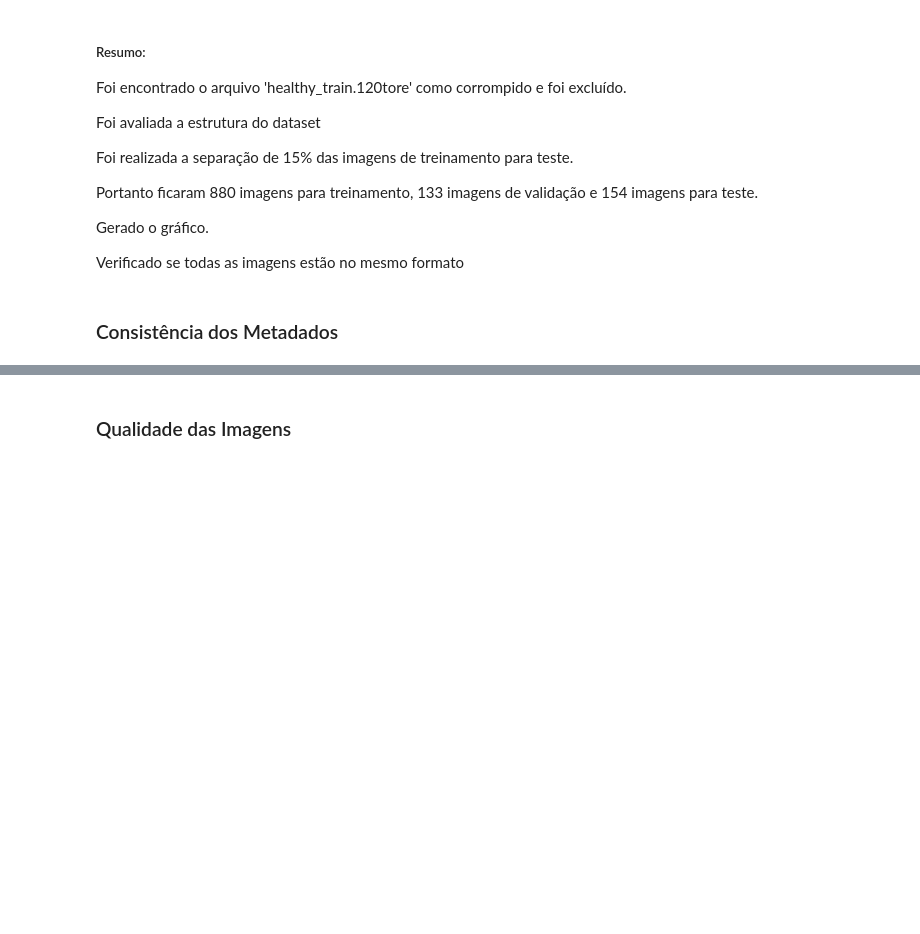
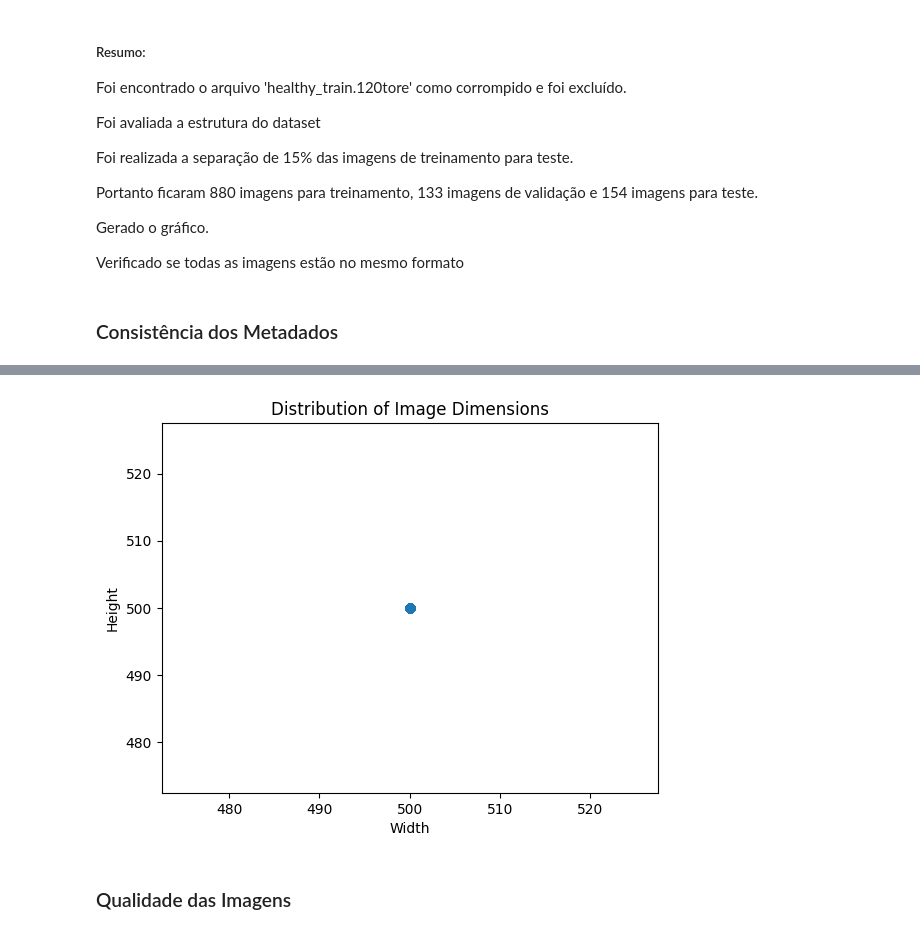
Before and after one commit to jaimejrs/avanti-bean-leaf-classification, a Jupyter notebook: squad_03_bean_leaf_classification_cris.ipynb, the cells around one changed output, grey strips where cells are left out. Cells and saved outputs as stored; diff of their text form; code cells hidden in the pictures; blank space fills up the shorter version.

```diff
--- a/squad_03_bean_leaf_classification_cris.ipynb
+++ b/squad_03_bean_leaf_classification_cris.ipynb
@@ -447,3 +459,13 @@ Verificado se todas as imagens estão no mesmo formato
+# %%
+#Distribuição das Dimensões de Altura e Largura das Imagens
+
+plt.scatter(df['width'], df['height'])
+plt.xlabel('Width')
+plt.ylabel('Height')
+plt.title('Distribution of Image Dimensions')
+plt.show()
+# %% [output]
+[figure, added]
 # %% [markdown]
 ### Qualidade das Imagens
 # %% [markdown]
```
Also changed, not shown: parts of 6 cells of this notebook.
